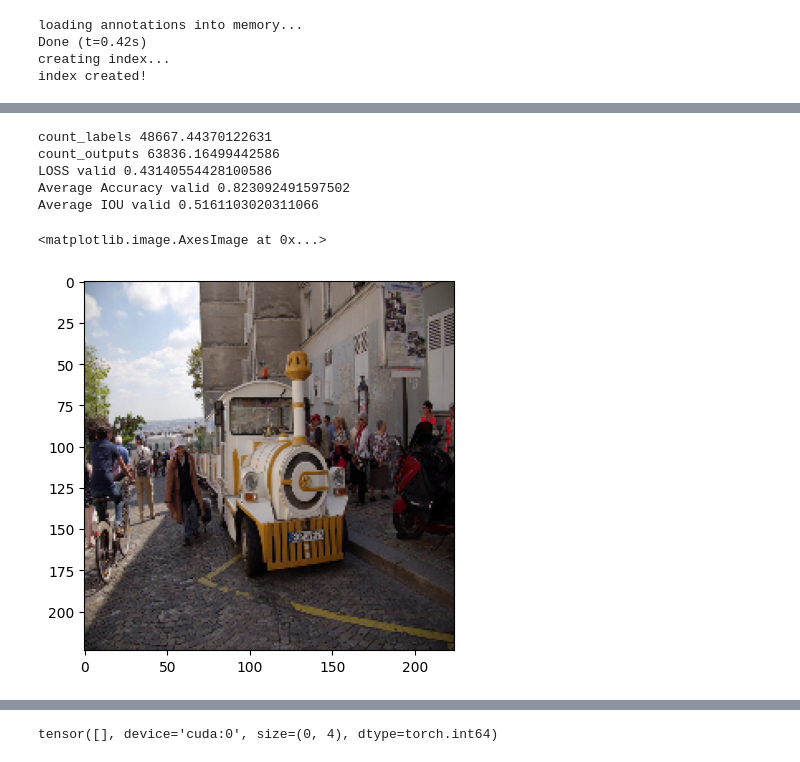
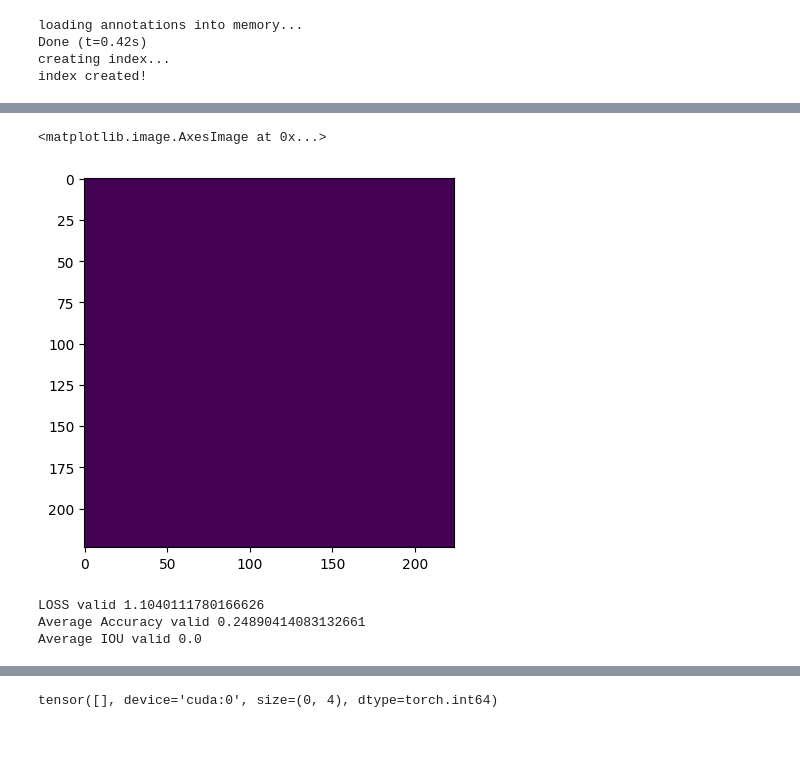
Before and after one commit to AV8-hub/Advanced-ML-Project, a Jupyter notebook: notebooks/test.ipynb, the cells around one changed output, grey strips where cells are left out. Saved outputs shown, nothing was run; the diff lists cells and outputs as text; code cells hidden in the pictures.

```diff
--- a/notebooks/test.ipynb
+++ b/notebooks/test.ipynb
@@ -136,46 +136,34 @@ Average IOU valid 0.5099728368222713
+# %%
+plt.imshow(np.array(voutputs[3][0].cpu()))
+# %% [output]
+<matplotlib.image.AxesImage at 0x...>
+[figure, added]
 # %%
 running_vloss = 0.0
 acc = 0.0
 iou = 0.0
-loss_fn = WeightedBinaryCrossEntropyLoss(pos_weight=1.5, neg_weight=1.)
+loss_fn = WeightedBinaryCrossEntropyLoss(pos_weight=50., neg_weight=1.)
 model.eval()
-count_labels = 0.0
-count_outputs = 0.0
 
 with torch.no_grad():
     for i, vdata in enumerate(train_dataloader):
         vinputs, vlabels = vdata
+        voutputs = torch.tensor(np.full(vlabels.shape, -5.))
         device = 'cuda' if torch.cuda.is_available() else 'cpu'
-        vinputs, vlabels = vinputs.to(device), vlabels.to(device)
-        voutputs = model(vinputs)
+        vinputs, vlabels, voutputs = vinputs.to(device), vlabels.to(device), voutputs.to(device)
         vloss = loss_fn(voutputs, vlabels)
+        voutputs = torch.round(torch.sigmoid(voutputs))
         running_vloss += vloss
-        voutputs = torch.round(torch.sigmoid(voutputs))
-        acc += accuracy(voutputs, vlabels)
-        iou += IOU(voutputs, vlabels)
-        count_labels += float(vlabels.unique(return_counts = True)[1][1])
-        count_outputs += float(voutputs.unique(return_counts = True)[1][1])
-        ##print(f"labels = {int(vlabels.unique(return_counts = True)[1][1])}")
-        ##print(f"outputs = {voutputs.unique(return_counts = True)[1]}")
+        acc += accuracy(voutputs, vlabels) / vinputs.shape[0]
+        iou += IOU(voutputs, vlabels) / vinputs.shape[0]
 
-count_labels = count_labels / (i + 1)
-count_outputs = count_outputs / (i + 1)
 avg_vloss = running_vloss / (i + 1)
 avg_acc = acc / (i + 1)
 avg_iou = iou / (i + 1)
-print('count_labels {}'.format(count_labels))
-print('count_outputs {}'.format(count_outputs))
 print('LOSS valid {}'.format(avg_vloss))
 print('Average Accuracy valid {}'.format(avg_acc))
 print('Average IOU valid {}'.format(avg_iou))
 # %% [output]
-count_labels 48667.44370122631
-count_outputs 63836.16499442586
-LOSS valid 0.43140554428100586
-Average Accuracy valid 0.823092491597502
-Average IOU valid 0.5161103020311066
+LOSS valid 1.1040111780166626
+Average Accuracy valid 0.24890414083132661
+Average IOU valid 0.0
-# %%
-plt.imshow(np.array(np.transpose(vinputs[0].cpu(), (1, 2, 0))))
-# %% [output]
-<matplotlib.image.AxesImage at 0x...>
-[figure, removed]
```
Also changed, not shown: parts of 10 cells of this notebook, 4 other files.
